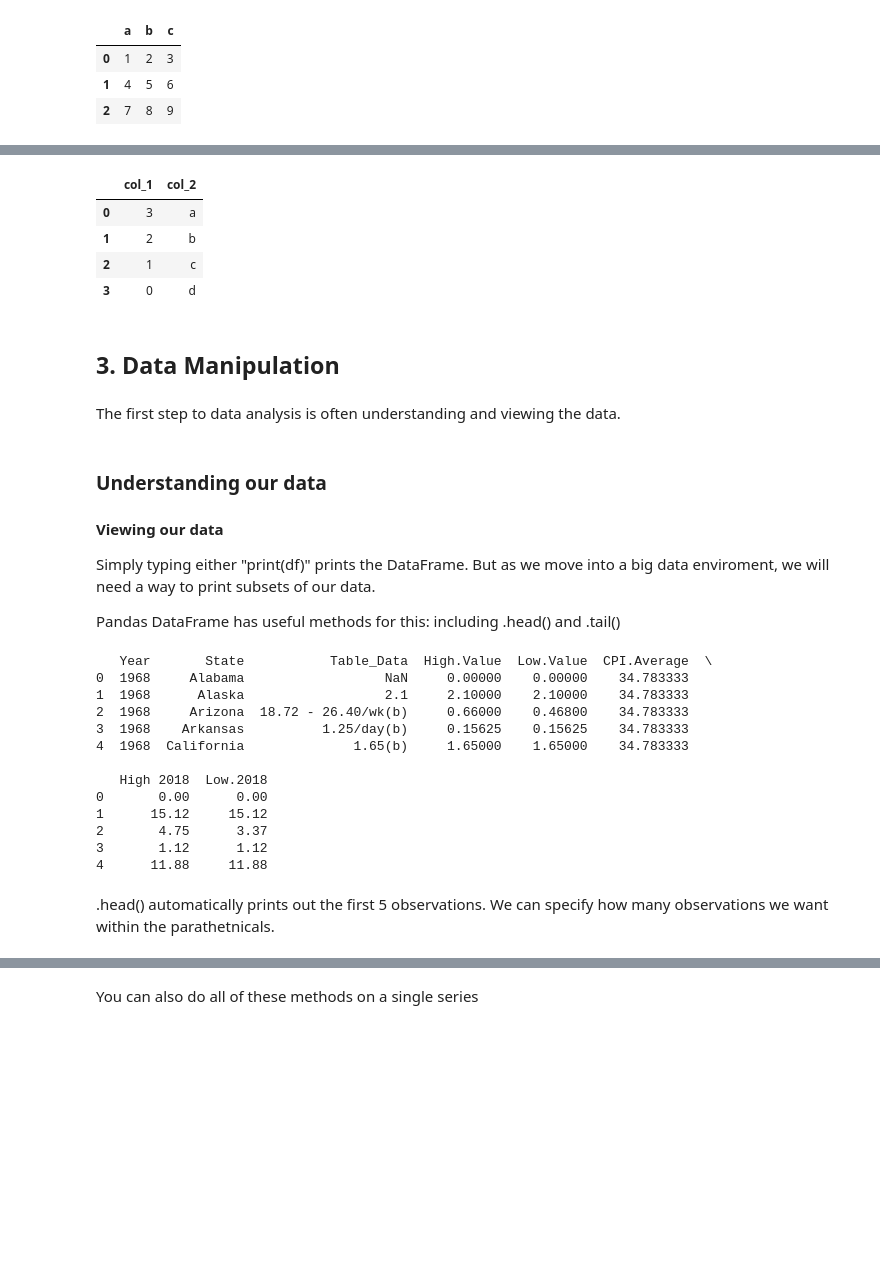
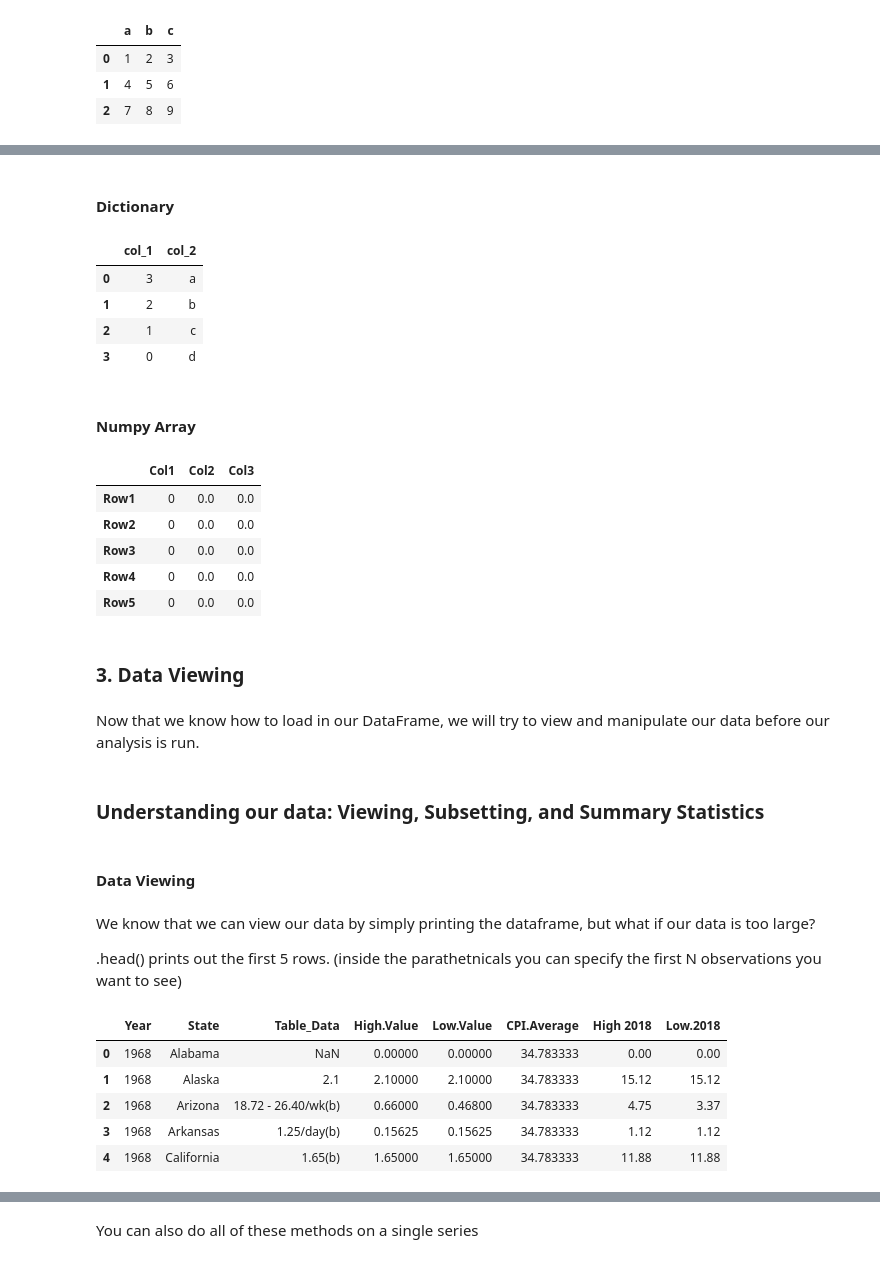
Before and after one commit to UI-Research/python-at-urban, a Jupyter notebook: content/notebooks/intro-to-pandas.ipynb, the cells around one changed output, grey strips where cells are left out. Saved outputs shown, nothing was run; the diff lists cells and outputs as text; code cells hidden in the pictures; blank space fills up the shorter version.

```diff
--- a/content/notebooks/pandas-guide.ipynb
+++ b/content/notebooks/intro-to-pandas.ipynb
@@ -209,3 +179,4 @@ df
 # %%
-# Importinf data from excel into pandas
-df = pd.read_excel('Minimum Wage Data_Short.xlsx')
+# Importing data from excel into pandas
+df = pd.read_excel('data/Minimum_Wage_Data_Short.xlsx')
+df
@@ -262,4 +236,6 @@ Finally, we add a list of columns name with the option columns = columns to get
     0	1	2	3
     1	4	5	6
     2	7	8	9
+# %% [markdown]
+#### Dictionary
 # %%
@@ -272,34 +247,40 @@ pd.DataFrame.from_dict(data)
 | 1 | 2 | b |
 | 2 | 1 | c |
 | 3 | 0 | d |
+# %% [markdown]
+#### Numpy Array
+# %%
+dtype = [('Col1','int32'), ('Col2','float32'), ('Col3','float32')]
+values = np.zeros(5, dtype=dtype)
+index = ['Row'+str(i) for i in range(1, len(values)+1)]
+
+pd.DataFrame(values, index=index).head()
+# %% [output]
+|  | Col1 | Col2 | Col3 |
+| Row1 | 0 | 0.0 | 0.0 |
+| Row2 | 0 | 0.0 | 0.0 |
+| Row3 | 0 | 0.0 | 0.0 |
+| Row4 | 0 | 0.0 | 0.0 |
+| Row5 | 0 | 0.0 | 0.0 |
 # %% [markdown]
-## 3. Data Manipulation
+### 3. Data Viewing
-# %% [markdown]
-The first step to data analysis is often understanding and viewing the data.
-# %% [markdown]
-### Understanding our data
-#### Viewing our data
-
-Simply typing either "print(df)" prints the DataFrame. But as we move into a big data enviroment, we will need a way to print subsets of our data.
-
-
-Pandas DataFrame has useful methods for this: including .head() and .tail()
-# %%
-print(df.head())
-# %% [output]
-   Year       State           Table_Data  High.Value  Low.Value  CPI.Average  \
-0  1968     Alabama                  NaN     0.00000    0.00000    34.783333
-1  1968      Alaska                  2.1     2.10000    2.10000    34.783333
-2  1968     Arizona  18.72 - 26.40/wk(b)     0.66000    0.46800    34.783333
-3  1968    Arkansas          1.25/day(b)     0.15625    0.15625    34.783333
-4  1968  California              1.65(b)     1.65000    1.65000    34.783333
-
-   High 2018  Low.2018
-0       0.00      0.00
-1      15.12     15.12
-2       4.75      3.37
-3       1.12      1.12
-4      11.88     11.88
-# %% [markdown]
-.head() automatically prints out the first 5 observations. We can specify how many observations we want within the parathetnicals.
+# %% [markdown]
+Now that we know how to load in our DataFrame, we will try to view and manipulate our data before our analysis is run.
+# %% [markdown]
+### Understanding our data: Viewing, Subsetting, and Summary Statistics
+# %% [markdown]
+#### Data Viewing
+# %% [markdown]
+We know that we can view our data by simply printing the dataframe, but what if our data is too large?
+
+.head() prints out the first 5 rows. (inside the parathetnicals you can specify the first N observations you want to see)
+# %%
+df.head()
+# %% [output]
+|  | Year | State | Table_Data | High.Value | Low.Value | CPI.Average | High 2018 | Low.2018 |
+| 0 | 1968 | Alabama | NaN | 0.00000 | 0.00000 | 34.783333 | 0.00 | 0.00 |
+| 1 | 1968 | Alaska | 2.1 | 2.10000 | 2.10000 | 34.783333 | 15.12 | 15.12 |
+| 2 | 1968 | Arizona | 18.72 - 26.40/wk(b) | 0.66000 | 0.46800 | 34.783333 | 4.75 | 3.37 |
+| 3 | 1968 | Arkansas | 1.25/day(b) | 0.15625 | 0.15625 | 34.783333 | 1.12 | 1.12 |
+| 4 | 1968 | California | 1.65(b) | 1.65000 | 1.65000 | 34.783333 | 11.88 | 11.88 |
 # %%
```
Also changed, not shown: parts of 115 cells of this notebook, 39 other files.
